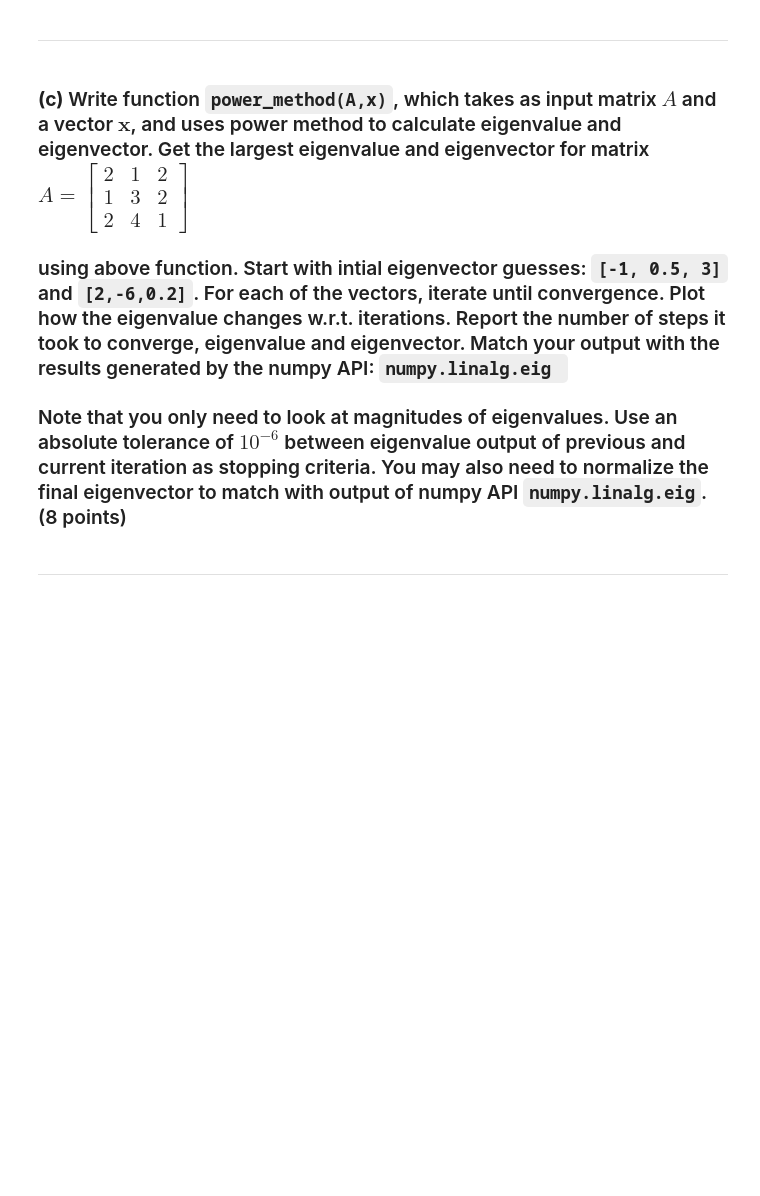
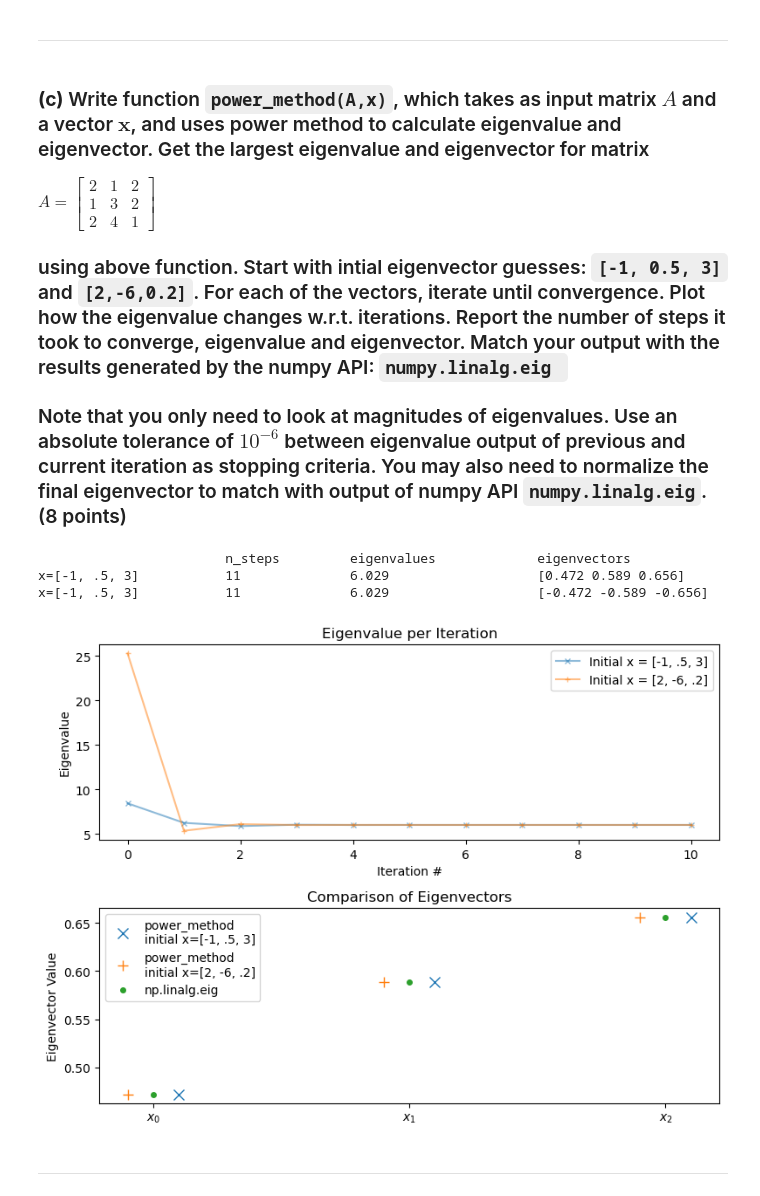
Before and after one commit to ryanhammonds/dsc210, a Jupyter notebook: hw1/solutions_gr/HW1_Q2.ipynb, the cells around one changed output. Drawn from its saved outputs; the diff is of its cells as text; code cells hidden in the pictures; blank space fills up the shorter version.

```diff
--- a/hw1/solutions_gr/HW1_Q2.ipynb
+++ b/hw1/solutions_gr/HW1_Q2.ipynb
@@ -124,7 +124,8 @@ This **contradicts** $\lambda_i\ne \lambda_j\,\forall\, i\ne j$, so we conclude
 
 ---
 # %% [markdown]
-### **(c)** Write function `power_method(A,x)`, which takes as input matrix $A$ and a vector $\mathbf{x}$, and uses power method to calculate eigenvalue and eigenvector. Get the largest eigenvalue and eigenvector for matrix $A=\begin{bmatrix}
+### **(c)** Write function `power_method(A,x)`, which takes as input matrix $A$ and a vector $\mathbf{x}$, and uses power method to calculate eigenvalue and eigenvector. Get the largest eigenvalue and eigenvector for matrix
+$A=\begin{bmatrix}
 2 & 1 & 2 \\
 1 & 3 & 2 \\
 2 & 4 & 1
@@ -136,3 +178,60 @@ This **contradicts** $\lambda_i\ne \lambda_j\,\forall\, i\ne j$, so we conclude
+# %%
+def power_method(A, x, abs_tol=1e-6, max_iter=1000):
+    """Compute eigenvalue & eigenvector via power method."""
+
+    # Initialize eigenvector
+    v = x
+    v_diff = np.inf
+    v_last = np.inf
+
+    # Initilize eigenvalue
+    w_norm = np.zeros(max_iter)
+
+    # Iterative search
+    k = 0
+    while v_diff > abs_tol and k < max_iter:
+
+        # Update eigenvalue
+        w = np.dot(A, v)
+        w_norm[k] = np.linalg.norm(w)
+
+        # Update eigenvector
+        v = w / w_norm[k]
+
+        # Delta eigenvector
+        v_diff = np.linalg.norm(v-v_last)
+        v_last = v
+
+        k += 1
+
+    w_norm = w_norm[:k]
+
+    return w_norm, v
+
+# Define arrays
+A = np.array([
+    [2, 1, 2],
+    [1, 3, 2],
+    [2, 4, 1]
+])
+
+x0 = np.array([-1, .5, 3])
+x1 = np.array([2, -6, .2])
+
+# Compute with custom function
+w0, v0 = power_method(A, x0)
+w1, v1 = power_method(A, x1)
+
+# Compute with numpy
+w_np, v_np = np.linalg.eig(A)
+
+_plot_results(w0, w1, v0, v1, v_np[:,0])
+_print_results(w0, w1, v0, v1)
+# %% [output]
+                        n_steps         eigenvalues             eigenvectors
+x=[-1, .5, 3]           11              6.029                   [0.472 0.589 0.656]
+x=[-1, .5, 3]           11              6.029                   [-0.472 -0.589 -0.656]
+[figure, added]
 # %% [markdown]
 
 
```
Also changed, not shown: parts of 4 cells of this notebook.
